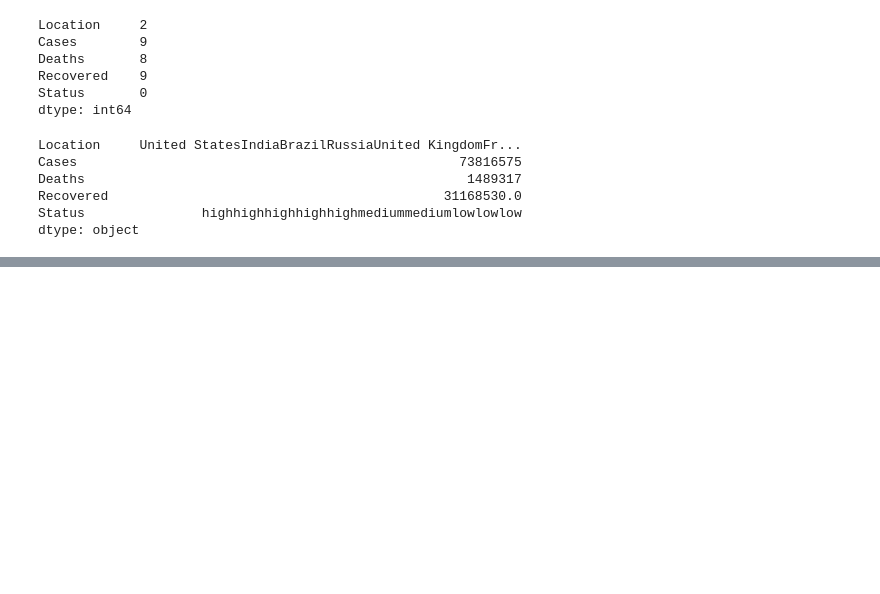
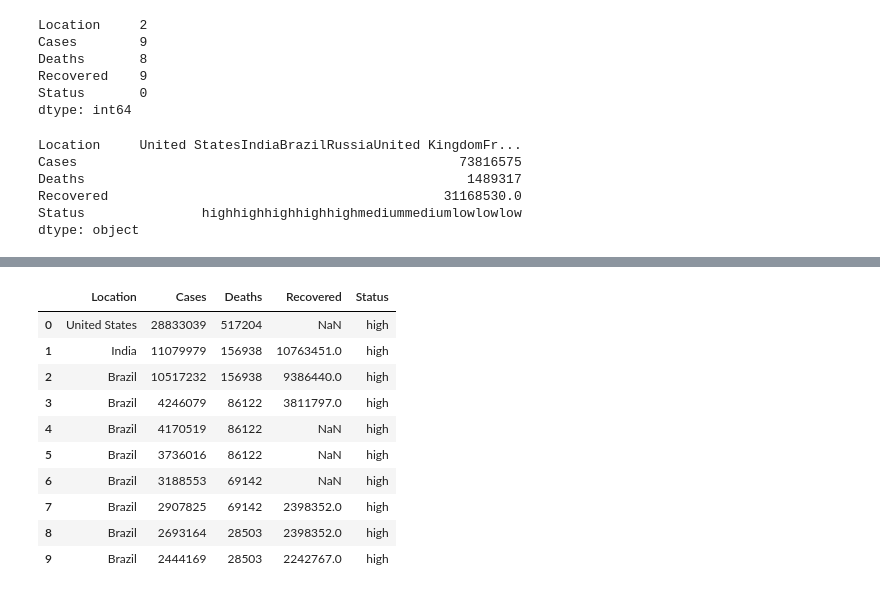
Before and after one commit to Sulphite05/MachineLearning, a Jupyter notebook: lab2.ipynb, the cells around one changed output, grey strips where cells are left out. Saved outputs shown, nothing was run; the diff lists cells and outputs as text; code cells hidden in the pictures; blank space fills up the shorter version.

```diff
--- a/lab2.ipynb
+++ b/lab2.ipynb
@@ -484,0 +529,14 @@ dtype: object
+# %%
+df.cummin()
+# %% [output]
+|  | Location | Cases | Deaths | Recovered | Status |
+| 0 | United States | 28833039 | 517204 | NaN | high |
+| 1 | India | 11079979 | 156938 | 10763451.0 | high |
+| 2 | Brazil | 10517232 | 156938 | 9386440.0 | high |
+| 3 | Brazil | 4246079 | 86122 | 3811797.0 | high |
+| 4 | Brazil | 4170519 | 86122 | NaN | high |
+| 5 | Brazil | 3736016 | 86122 | NaN | high |
+| 6 | Brazil | 3188553 | 69142 | NaN | high |
+| 7 | Brazil | 2907825 | 69142 | 2398352.0 | high |
+| 8 | Brazil | 2693164 | 28503 | 2398352.0 | high |
+| 9 | Brazil | 2444169 | 28503 | 2242767.0 | high |
```
Also changed, not shown: parts of 12 cells of this notebook.
